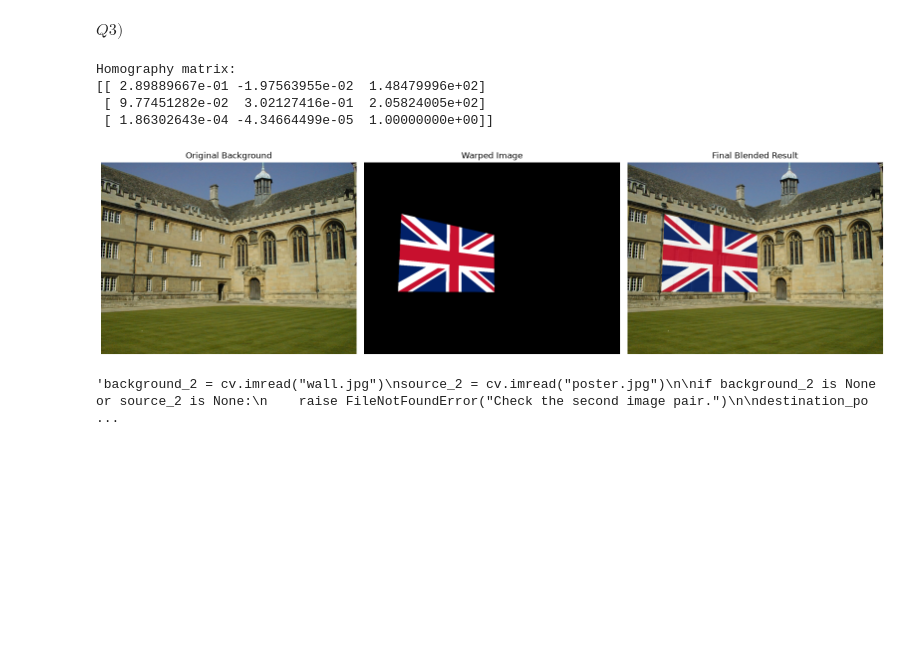
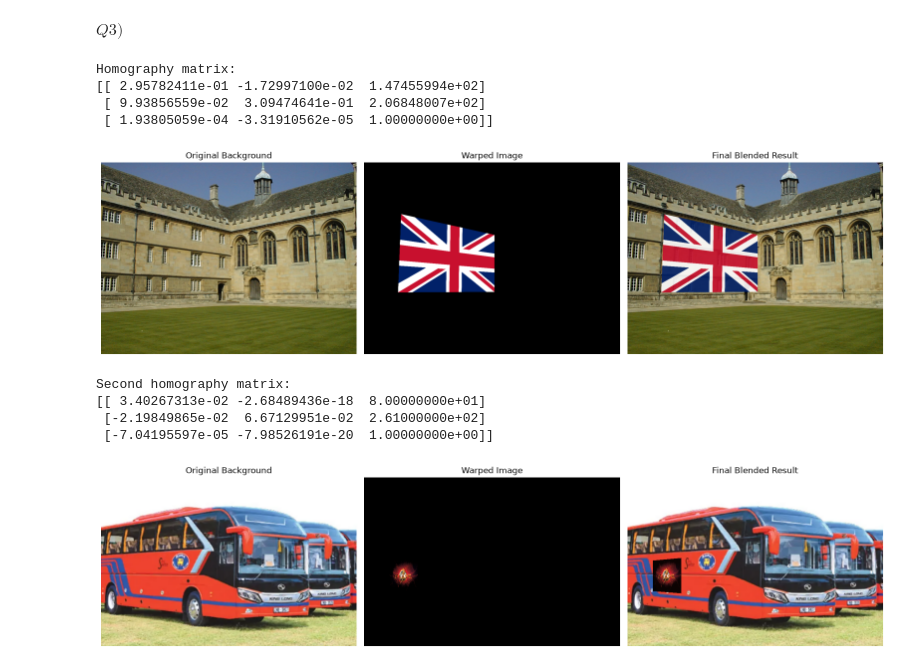
Before and after one commit to codingNR29/Image-processing, a Jupyter notebook: Assignments/Assignment 2/230544C_a02.ipynb, the cells around one changed output. Drawn from its saved outputs; the diff is of its cells as text; code cells hidden in the pictures; blank space fills up the shorter version.

```diff
--- a/Assignments/Assignment 2/230544C_a02.ipynb
+++ b/Assignments/Assignment 2/230544C_a02.ipynb
@@ -732,42 +733,52 @@ titles = ["Original Background", "Warped Image", "Final Blended Result"]
 
 for ax, img, title in zip(axes, images, titles):
     ax.imshow(cv.cvtColor(img, cv.COLOR_BGR2RGB))
     ax.set_title(title)
     ax.axis("off")
 
 plt.tight_layout()
 plt.show()
 
 #Second image pair
-'''background_2 = cv.imread("wall.jpg")
-source_2 = cv.imread("poster.jpg")
+background_2 = cv.imread("buses.png")
+source_2 = cv.imread("flash.jpg")
 
 if background_2 is None or source_2 is None:
     raise FileNotFoundError("Check the second image pair.")
 
 destination_points_2 = select_four_points(background_2)
 
 H2, warped_2, result_2 = apply_homography(
     background_2,
     source_2,
     destination_points_2,
     alpha=0.95
 )
 
 print("Second homography matrix:")
 print(H2)
 
-plt.figure(figsize=(10, 7))
-plt.imshow(cv.cvtColor(result_2, cv.COLOR_BGR2RGB))
-plt.title("Experiment 2 - Perspective Image Overlay")
-plt.axis("off")
+#Show results
+fig, axes = plt.subplots(1, 3, figsize=(16, 6))
+
+images = [background_2, warped_2, result_2]
+titles = ["Original Background", "Warped Image", "Final Blended Result"]
+
+for ax, img, title in zip(axes, images, titles):
+    ax.imshow(cv.cvtColor(img, cv.COLOR_BGR2RGB))
+    ax.set_title(title)
+    ax.axis("off")
+
+plt.tight_layout()
 plt.show()
-
-cv.imwrite("Q3_pair2_result.png", result_2)'''
 # %% [output]
 Homography matrix:
-[[ 2.89889667e-01 -1.97563955e-02  1.48479996e+02]
- [ 9.77451282e-02  3.02127416e-01  2.05824005e+02]
- [ 1.86302643e-04 -4.34664499e-05  1.00000000e+00]]
+[[ 2.95782411e-01 -1.72997100e-02  1.47455994e+02]
+ [ 9.93856559e-02  3.09474641e-01  2.06848007e+02]
+ [ 1.93805059e-04 -3.31910562e-05  1.00000000e+00]]
 [figure]
-'background_2 = cv.imread("wall.jpg")\nsource_2 = cv.imread("poster.jpg")\n\nif background_2 is None or source_2 is None:\n    raise FileNotFoundError("Check the second image pair.")\n\ndestination_po ...
+Second homography matrix:
+[[ 3.40267313e-02 -2.68489436e-18  8.00000000e+01]
+ [-2.19849865e-02  6.67129951e-02  2.61000000e+02]
+ [-7.04195597e-05 -7.98526191e-20  1.00000000e+00]]
+[figure, added]
```
Also changed, not shown: parts of 2 cells of this notebook, 2 other files.
